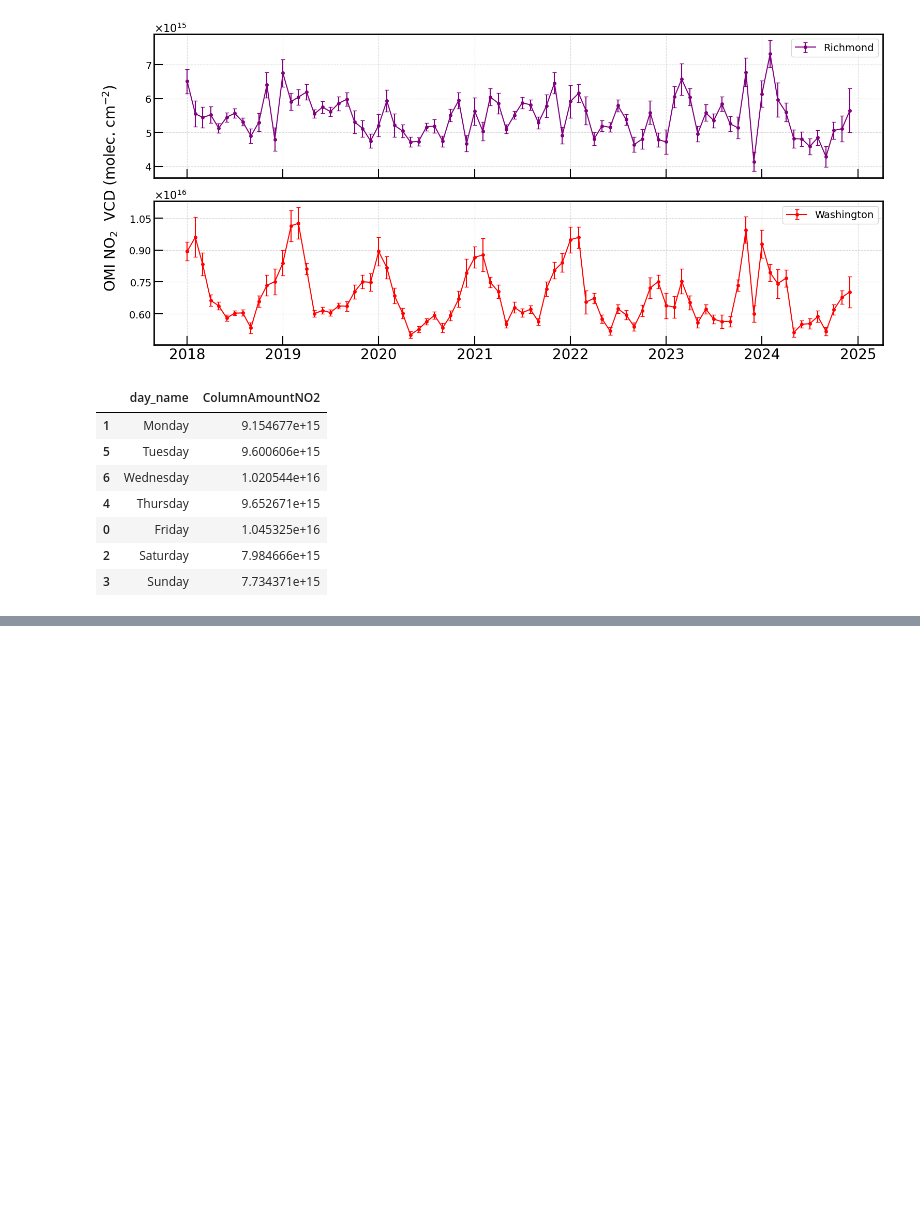
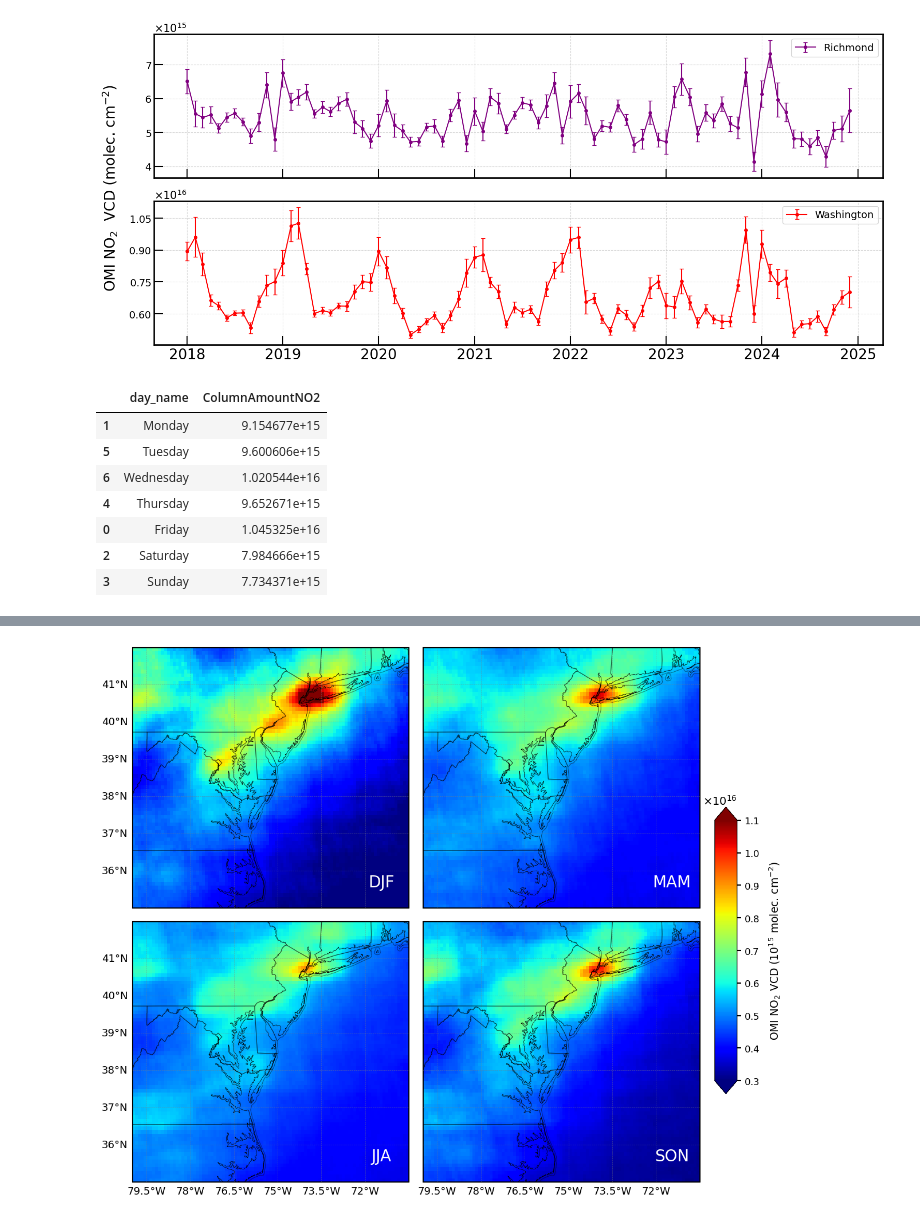
Before and after one commit to SujanNeupane42/NO2-vs-Traffic-Analysis-using-PySpark-and-GeoPandas, a Jupyter notebook: main_notebook.ipynb, the cells around one changed output, grey strips where cells are left out. Cells and saved outputs as stored; diff of their text form; code cells hidden in the pictures; blank space fills up the shorter version.

```diff
--- a/main_notebook.ipynb
+++ b/main_notebook.ipynb
@@ -1202,0 +1200,6 @@ plt.show()
+# %%
+%%time
+
+local_data = df1[df1.season=="MAM"].copy()
+result = fishnet_x.sjoin(local_data, predicate = 'intersects')
+fishnet_x["MAM"]  = get_ordered_dict(dict(result.groupby('ID', dropna = False)['ColumnAmountNO2'].mean()), fishnet_x['ID'])
@@ -1202,0 +1209,6 @@ plt.show()
+# %%
+%%time
+
+local_data = df1[df1.season=="JJA"].copy()
+result = fishnet_x.sjoin(local_data, predicate = 'intersects')
+fishnet_x["JJA"]  = get_ordered_dict(dict(result.groupby('ID', dropna = False)['ColumnAmountNO2'].mean()), fishnet_x['ID'])
@@ -1202,0 +1218,6 @@ plt.show()
+# %%
+%%time
+
+local_data = df1[df1.season=="SON"].copy()
+result = fishnet_x.sjoin(local_data, predicate = 'intersects')
+fishnet_x["SON"]  = get_ordered_dict(dict(result.groupby('ID', dropna = False)['ColumnAmountNO2'].mean()), fishnet_x['ID'])
@@ -1202,0 +1227,69 @@ plt.show()
+# %%
+vmin = 3e+15
+vmax = 11e+15
+cmap = "jet"
+alpha = 1
+
+plt.rcParams.update({'font.size': 14})
+
+fig, axes = plt.subplots(2, 2, figsize=(13, 10),
+                        subplot_kw={"projection": ccrs.PlateCarree()})
+columns = ['DJF', 'MAM', "JJA", "SON"]
+current_col = 0
+
+for ax, col in tqdm(zip(axes.ravel(), columns)):
+    ax.set_extent([min_lon, max_lon, min_lat, max_lat], crs=ccrs.PlateCarree())
+    ax.add_feature(cfeature.COASTLINE, linewidth=0.5)
+    ax.add_feature(cfeature.BORDERS, linestyle=':', linewidth=0.5)
+
+    gl = ax.gridlines(draw_labels=True, linewidth=0.5, color='gray', alpha=0.5, linestyle='--')
+    if current_col not in [0, 2]:
+        gl.left_labels = False
+
+    if current_col not in [2, 3]:
+        gl.bottom_labels = False
+
+    gl.top_labels = False
+    gl.right_labels = False
+    gl.xlabel_style = {'size': 13}
+    gl.ylabel_style = {'size': 13}
+
+
+    bounding_box.geometry.boundary.plot(ax=ax, color='black', linewidth=2, alpha=1, transform=ccrs.PlateCarree())
+    us_states.geometry.boundary.plot(ax=ax, color='black', linewidth=0.75, alpha=0.45, transform=ccrs.PlateCarree())
+
+    fishnet_x.plot(ax=ax, column=col, alpha=alpha, linewidth=0, edgecolor=None, cmap=cmap,
+                   missing_kwds=dict(color='grey', label='No Data'), vmin=vmin, vmax=vmax, legend=False)
+
+    ax.annotate(col, xy=(0.9, 0.1), xycoords='axes fraction', fontsize=20, ha='center', va='center', color="white", fontweight="normal")
+
+    ax.tick_params(labelsize=20)
+    ax.spines['bottom'].set_color('black')
+    ax.spines['top'].set_color('black')
+    ax.spines['right'].set_color('black')
+    ax.spines['right'].set_linewidth(2)
+    ax.spines['top'].set_linewidth(2)
+    ax.spines['bottom'].set_linewidth(2)
+    ax.spines['left'].set_color('black')
+    ax.spines['left'].set_lw(2)
+    ax.tick_params(which='both', width=3)
+    ax.tick_params(which='major', length=6)
+    ax.tick_params(which='minor', length=6)
+    ax.tick_params(which = 'both', direction = 'in')
+    current_col += 1
+
+cax = fig.add_axes([0.905, 0.2, 0.03, 0.5])
+sm = plt.cm.ScalarMappable(cmap=cmap, norm=plt.Normalize(vmin=vmin, vmax=vmax))
+sm._A = []
+cbar = fig.colorbar(sm, cax=cax, orientation='vertical', extend='both')
+cbar.set_label('OMI NO$_2$ VCD ($10^{15}$ molec. $\mathregular{cm^{-2}}$)',
+               fontsize=13.5, labelpad=10, fontweight='normal')
+cbar.ax.tick_params(length=5, width=1.5, which="major", direction='out', labelsize=12)
+cbar.set_alpha(alpha)
+cbar.draw_all()
+cbar.formatter.set_useMathText(True)
+plt.tight_layout()
+plt.subplots_adjust(hspace=0.05, wspace=-0.315)
+plt.show()
+# %% [output]
+[figure, added]
```
Also changed, not shown: parts of 12 cells of this notebook, 5 other files.
